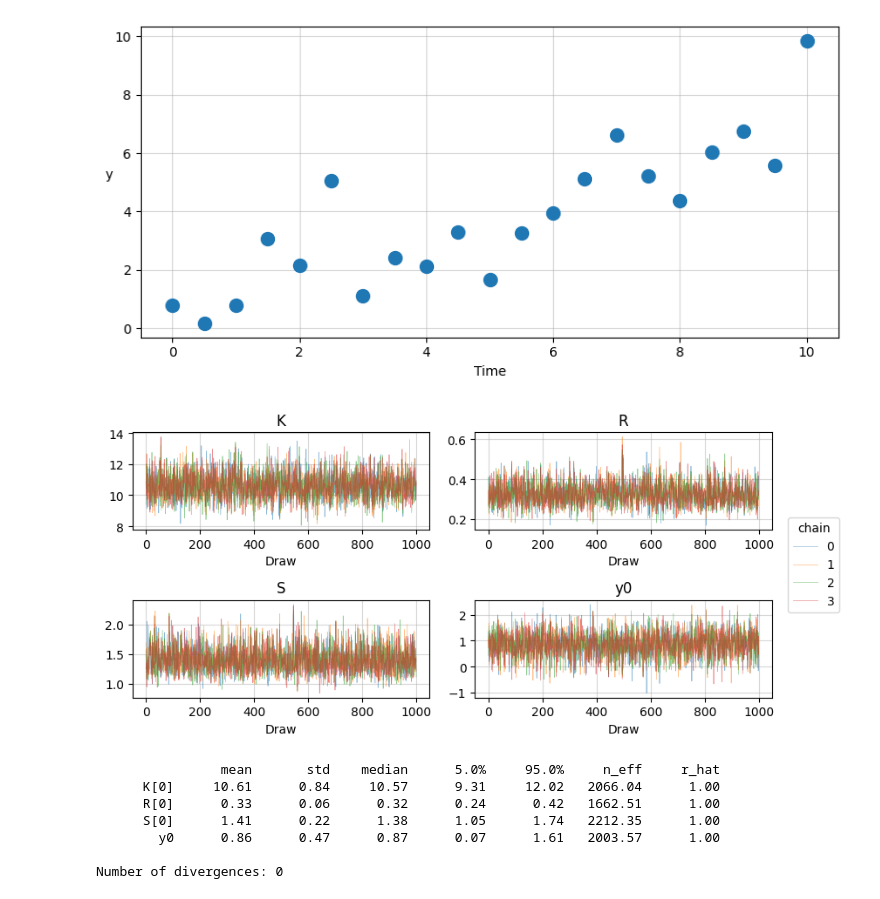
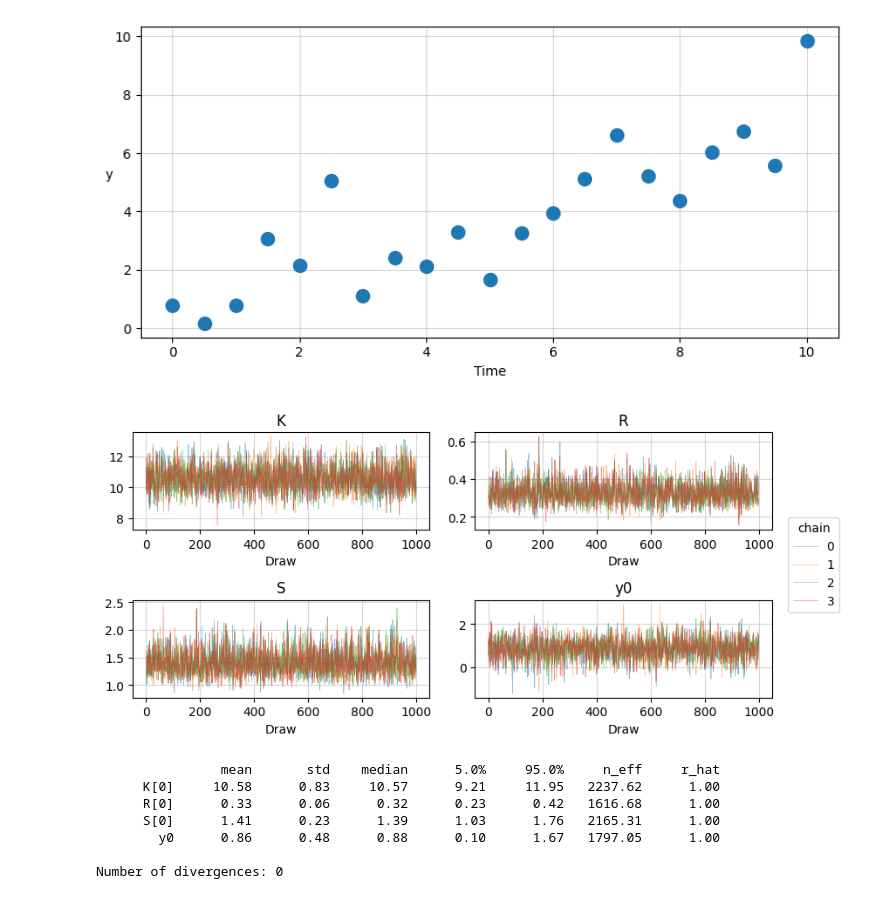
Before and after one commit to craigfouts/discourse, a Jupyter notebook: discourse/tutorials/numpyro/sandbox.ipynb, the cells around one changed output. Drawn from its saved outputs; the diff is of its cells as text; code cells hidden in the pictures.

```diff
--- a/discourse/tutorials/numpyro/sandbox.ipynb
+++ b/discourse/tutorials/numpyro/sandbox.ipynb
@@ -47,28 +49,28 @@ def model(t, y=None):
         numpyro.sample('y', dist.Normal(z, S))
 # %%
 fit = MCMC(NUTS(model, init_strategy=init_to_sample()), num_warmup=1000, num_samples=1000, num_chains=4, progress_bar=True)
-fit.run(PRNGKey(0), t=df['time'].to_numpy(), y=df['y'].to_numpy())
+fit.run(PRNGKey(seed), t=df['time'].to_numpy(), y=df['y'].to_numpy())
 # %%
 params = (draws := fit.get_samples()).keys()
 fig, axes = plt.subplots(round(len(params)/2), 2, figsize=(8, 4))
 
 for ax, param in zip(axes.flatten(), params):
     ax.grid(alpha=.5)
     param_draws = draws[param].reshape(fit.num_samples, fit.num_chains)
     param_lines = ax.plot(param_draws, alpha=.5, linewidth=.5)
     ax.set(title=param, xlabel='Draw')
 
-fig.legend(param_lines, jnp.arange(n_chains), title='chain', bbox_to_anchor=(1.08, .68))
+fig.legend(param_lines, jnp.arange(fit.num_chains), title='chain', bbox_to_anchor=(1.08, .68))
 fig.tight_layout()
 # %% [output]
-[figure, old version]
+[figure, new version]
 # %%
 fit.print_summary()
 # %% [output]
                 mean       std    median      5.0%     95.0%     n_eff     r_hat
-      K[0]     10.61      0.84     10.57      9.31     12.02   2066.04      1.00
-      R[0]      0.33      0.06      0.32      0.24      0.42   1662.51      1.00
-      S[0]      1.41      0.22      1.38      1.05      1.74   2212.35      1.00
-        y0      0.86      0.47      0.87      0.07      1.61   2003.57      1.00
+      K[0]     10.58      0.83     10.57      9.21     11.95   2237.62      1.00
+      R[0]      0.33      0.06      0.32      0.23      0.42   1616.68      1.00
+      S[0]      1.41      0.23      1.39      1.03      1.76   2165.31      1.00
+        y0      0.86      0.48      0.88      0.10      1.67   1797.05      1.00
 
 Number of divergences: 0
```
Also changed, not shown: parts of 1 cell of this notebook, 3 other files.
